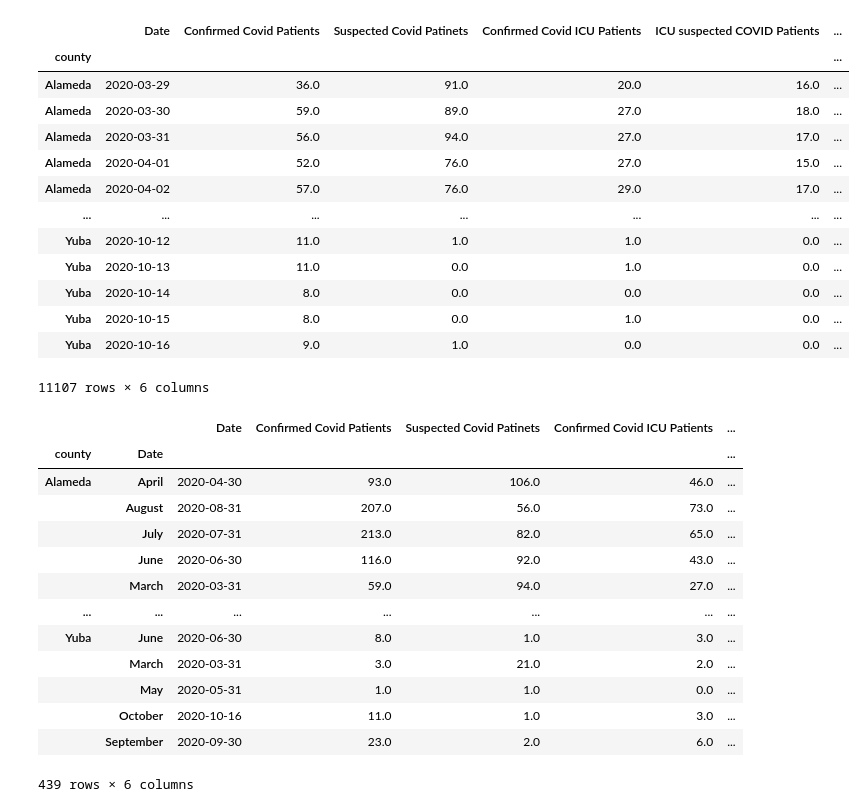
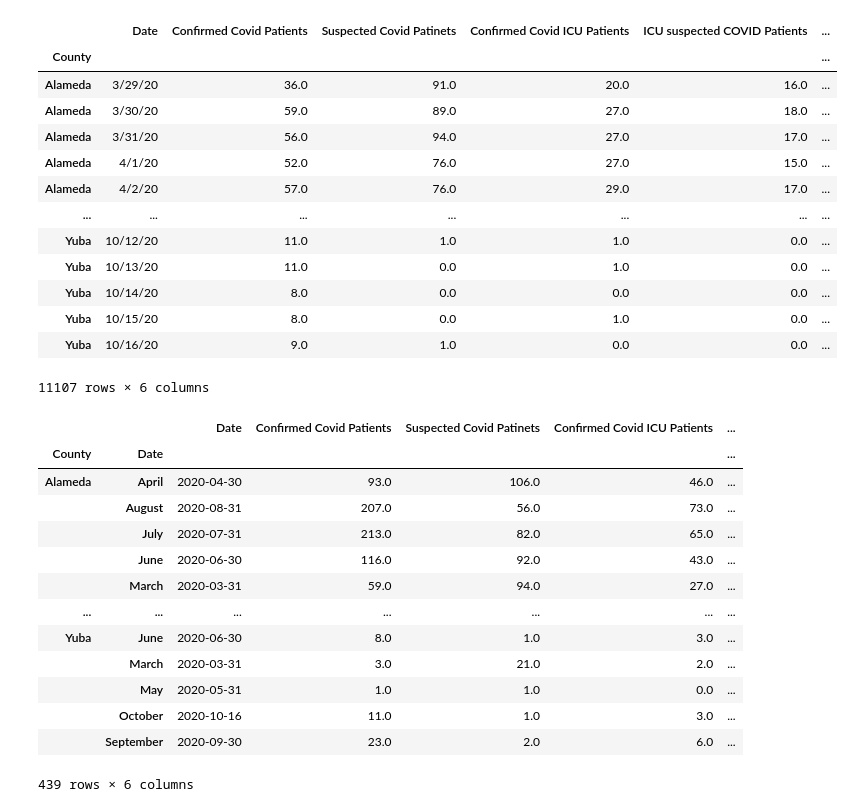
Before and after one commit to alexcorona-25/UCI-Project-1-Group-10, a Jupyter notebook: Hospital Code ICU.ipynb, the cells around one changed output. Cells and saved outputs as stored; diff of their text form; code cells hidden in the pictures.

```diff
--- a/Hospital Code ICU.ipynb
+++ b/Hospital Code ICU.ipynb
@@ -21,6 +21,6 @@ icu_bed_df.head()
 # %%
 #Indexing the data by County
-icu_bed_df.set_index("county", inplace=True)
+icu_bed_df.set_index("County", inplace=True)
 icu_bed_df.head()
 # %% [output]
 |  | todays_date | hospitalized_covid_confirmed_pati... | hospitalized_suspected_covid_pati... | hospitalized_covid_patients | all_hospital_beds | ... |
@@ -61,35 +61,35 @@ sorted_icu
 # %%
 #Renaming the columns and clean up
 icu_hospital_clean_data = sorted_icu.rename(columns={"hospitalized_covid_confirmed_patients": "Confirmed Covid Patients",
                                          "hospitalized_suspected_covid_patients": "Suspected Covid Patinets",
                                         "todays_date": "Date", "icu_covid_confirmed_patients": "Confirmed Covid ICU Patients",
-                                        "icu_suspected_covid_patients": "ICU suspected COVID Patients", "icu_available_beds": "ICU Beds Available"})
+                                        "icu_suspected_covid_patients": "ICU suspected COVID Patients", "icu_available_beds": "ICU Beds Available", "county": "County"})
 icu_hospital_clean_data
 # %% [output]
 |  | Date | Confirmed Covid Patients | Suspected Covid Patinets | Confirmed Covid ICU Patients | ICU suspected COVID Patients | ... |
-| county |  |  |  |  |  | ... |
-| Alameda | 2020-03-29 | 36.0 | 91.0 | 20.0 | 16.0 | ... |
-| Alameda | 2020-03-30 | 59.0 | 89.0 | 27.0 | 18.0 | ... |
-| Alameda | 2020-03-31 | 56.0 | 94.0 | 27.0 | 17.0 | ... |
-| Alameda | 2020-04-01 | 52.0 | 76.0 | 27.0 | 15.0 | ... |
-| Alameda | 2020-04-02 | 57.0 | 76.0 | 29.0 | 17.0 | ... |
+| County |  |  |  |  |  | ... |
+| Alameda | 3/29/20 | 36.0 | 91.0 | 20.0 | 16.0 | ... |
+| Alameda | 3/30/20 | 59.0 | 89.0 | 27.0 | 18.0 | ... |
+| Alameda | 3/31/20 | 56.0 | 94.0 | 27.0 | 17.0 | ... |
+| Alameda | 4/1/20 | 52.0 | 76.0 | 27.0 | 15.0 | ... |
+| Alameda | 4/2/20 | 57.0 | 76.0 | 29.0 | 17.0 | ... |
 | ... | ... | ... | ... | ... | ... | ... |
-| Yuba | 2020-10-12 | 11.0 | 1.0 | 1.0 | 0.0 | ... |
-| Yuba | 2020-10-13 | 11.0 | 0.0 | 1.0 | 0.0 | ... |
-| Yuba | 2020-10-14 | 8.0 | 0.0 | 0.0 | 0.0 | ... |
-| Yuba | 2020-10-15 | 8.0 | 0.0 | 1.0 | 0.0 | ... |
-| Yuba | 2020-10-16 | 9.0 | 1.0 | 0.0 | 0.0 | ... |
+| Yuba | 10/12/20 | 11.0 | 1.0 | 1.0 | 0.0 | ... |
+| Yuba | 10/13/20 | 11.0 | 0.0 | 1.0 | 0.0 | ... |
+| Yuba | 10/14/20 | 8.0 | 0.0 | 0.0 | 0.0 | ... |
+| Yuba | 10/15/20 | 8.0 | 0.0 | 1.0 | 0.0 | ... |
+| Yuba | 10/16/20 | 9.0 | 1.0 | 0.0 | 0.0 | ... |
 11107 rows × 6 columns
 # %%
 # changing Date series to datetime format
 icu_hospital_clean_data['Date'] = pd.to_datetime(icu_hospital_clean_data['Date'])
 
 # grouping df by county then date and retrieving max count values per month for each county
-final_icu_data = icu_hospital_clean_data.groupby(['county', icu_hospital_clean_data['Date'].dt.strftime('%B')]).max()
+final_icu_data = icu_hospital_clean_data.groupby(['County', icu_hospital_clean_data['Date'].dt.strftime('%B')]).max()
 final_icu_data
 # %% [output]
 |  |  | Date | Confirmed Covid Patients | Suspected Covid Patinets | Confirmed Covid ICU Patients | ... |
-| county | Date |  |  |  |  | ... |
+| County | Date |  |  |  |  | ... |
 | Alameda | April | 2020-04-30 | 93.0 | 106.0 | 46.0 | ... |
 |  | August | 2020-08-31 | 207.0 | 56.0 | 73.0 | ... |
 |  | July | 2020-07-31 | 213.0 | 82.0 | 65.0 | ... |
```
Also changed, not shown: parts of 3 cells of this notebook, 9 other files.
